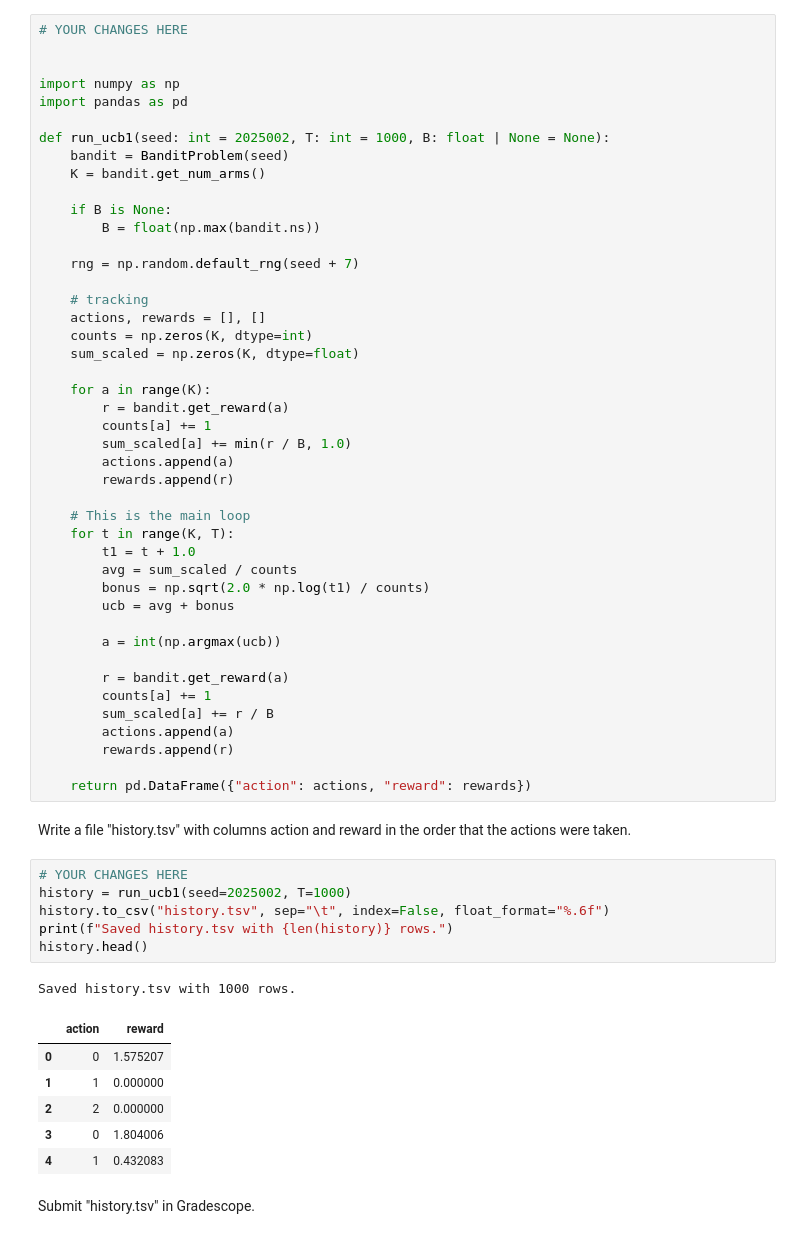
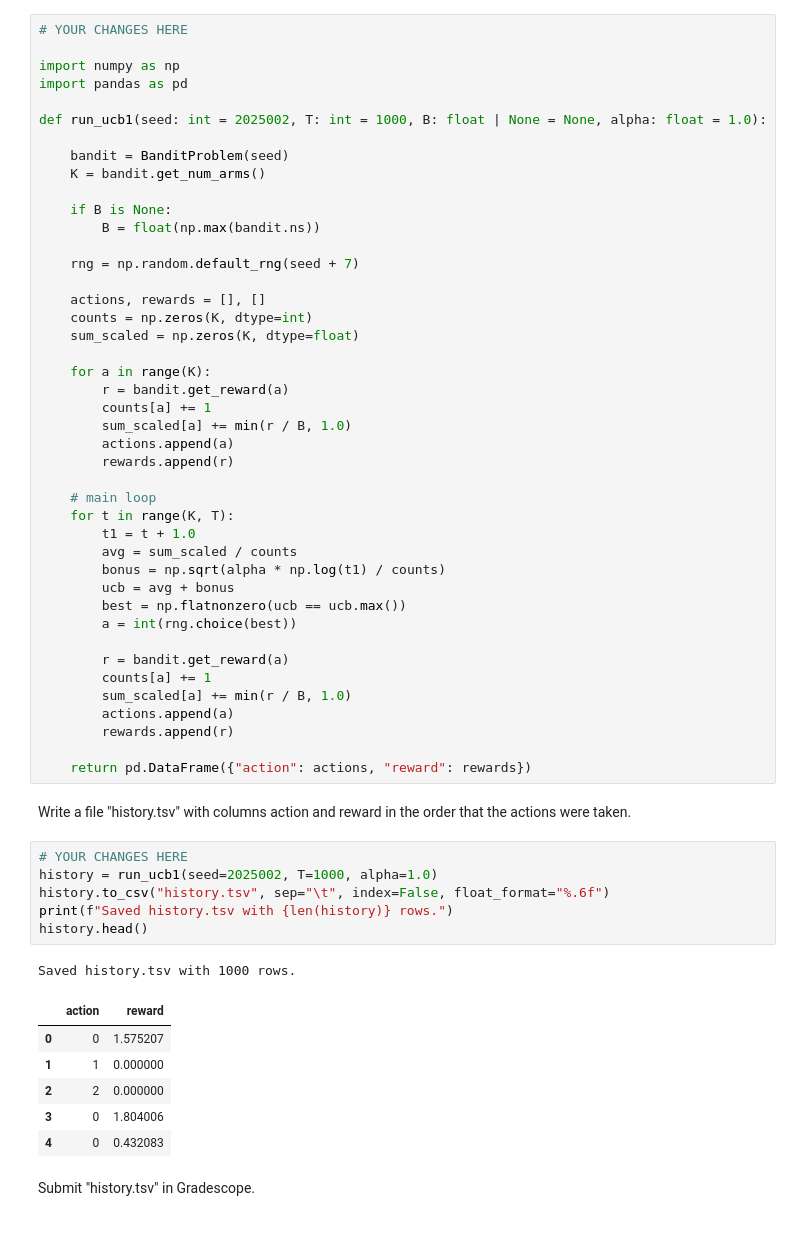
Before and after one commit to Nitya-lab/dx704-project-03, a Jupyter notebook: project.ipynb, the cells around one changed output. Saved outputs shown, nothing was run; the diff lists cells and outputs as text.

```diff
--- a/project.ipynb
+++ b/project.ipynb
@@ -124,12 +124,12 @@ Keep your explanation concise; overly verbose responses will be penalized.
 Based on your decision, implement an appropriate bandit algorithm and pick 1000 actions using seed 2025002.
 # %%
 # YOUR CHANGES HERE
-
 
 import numpy as np
 import pandas as pd
 
-def run_ucb1(seed: int = 2025002, T: int = 1000, B: float | None = None):
+def run_ucb1(seed: int = 2025002, T: int = 1000, B: float | None = None, alpha: float = 1.0):
+
     bandit = BanditProblem(seed)
     K = bandit.get_num_arms()
 
@@ -138,7 +138,6 @@ def run_ucb1(seed: int = 2025002, T: int = 1000, B: float | None = None):
 
     rng = np.random.default_rng(seed + 7)
 
-    # tracking
     actions, rewards = [], []
     counts = np.zeros(K, dtype=int)
     sum_scaled = np.zeros(K, dtype=float)
@@ -150,18 +149,18 @@ def run_ucb1(seed: int = 2025002, T: int = 1000, B: float | None = None):
         actions.append(a)
         rewards.append(r)
 
-    # This is the main loop
+    # main loop
     for t in range(K, T):
         t1 = t + 1.0
         avg = sum_scaled / counts
-        bonus = np.sqrt(2.0 * np.log(t1) / counts)
+        bonus = np.sqrt(alpha * np.log(t1) / counts)
         ucb = avg + bonus
-
-        a = int(np.argmax(ucb))
+        best = np.flatnonzero(ucb == ucb.max())
+        a = int(rng.choice(best))
 
         r = bandit.get_reward(a)
         counts[a] += 1
-        sum_scaled[a] += r / B
+        sum_scaled[a] += min(r / B, 1.0)
         actions.append(a)
         rewards.append(r)
 
@@ -170,18 +169,18 @@ def run_ucb1(seed: int = 2025002, T: int = 1000, B: float | None = None):
 Write a file "history.tsv" with columns action and reward in the order that the actions were taken.
 # %%
 # YOUR CHANGES HERE
-history = run_ucb1(seed=2025002, T=1000)
+history = run_ucb1(seed=2025002, T=1000, alpha=1.0)
 history.to_csv("history.tsv", sep="\t", index=False, float_format="%.6f")
 print(f"Saved history.tsv with {len(history)} rows.")
 history.head()
 # %% [output]
 Saved history.tsv with 1000 rows.
 |  | action | reward |
 | 0 | 0 | 1.575207 |
 | 1 | 1 | 0.000000 |
 | 2 | 2 | 0.000000 |
 | 3 | 0 | 1.804006 |
-| 4 | 1 | 0.432083 |
+| 4 | 0 | 0.432083 |
 # %% [markdown]
 Submit "history.tsv" in Gradescope.
 # %% [markdown]
```
Also changed, not shown: 1 other file.
